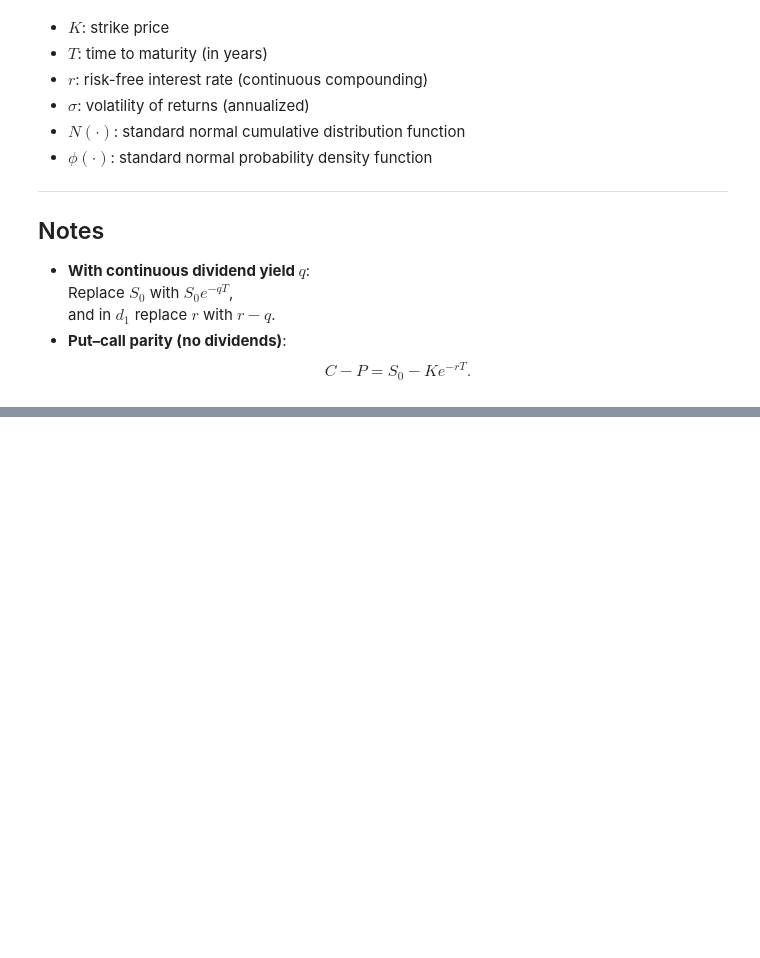
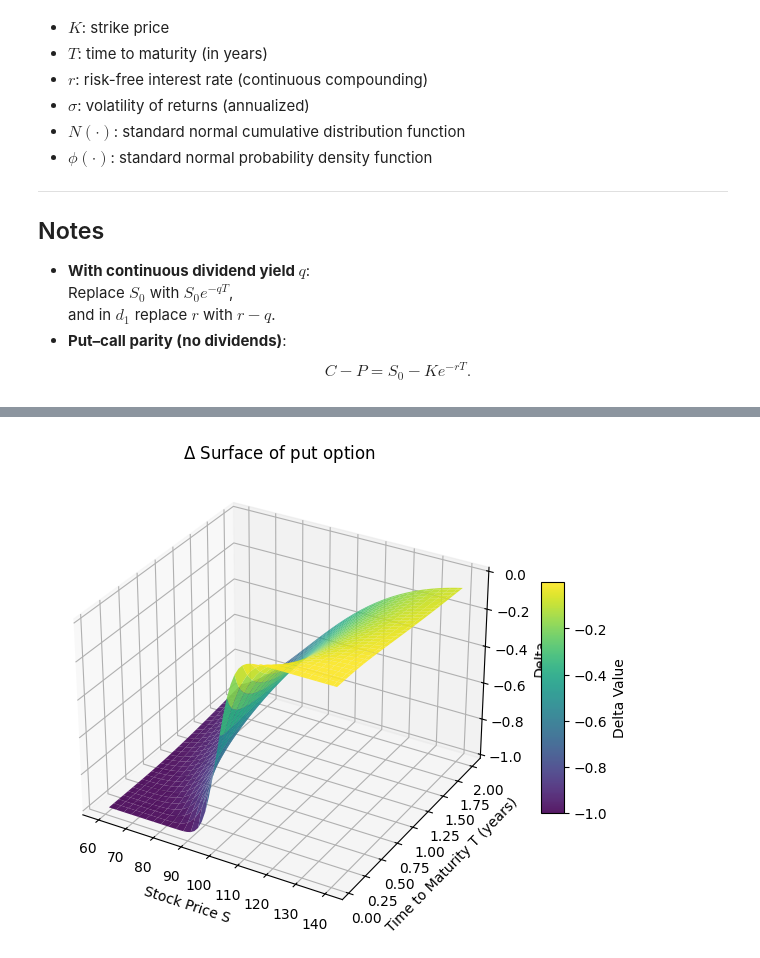
Before and after one commit to conformist89/greeks, a Jupyter notebook: greeks.ipynb, the cells around one changed output, grey strips where cells are left out. Saved outputs shown, nothing was run; the diff lists cells and outputs as text; code cells hidden in the pictures; blank space fills up the shorter version.

```diff
--- a/greeks.ipynb
+++ b/greeks.ipynb
@@ -162,0 +164,9 @@ plt.show()
+# %%
+def greek_delta_put(K, S0, r, sigm, T):
+    return N(d1(K, S0, r, sigm, T)) - 1
+# %%
+delt_put = greek_delta_put(K, S_grid, r, sigm, T_grid)
+# %%
+delta_3d_surf(delt_put, S_grid, T_grid, opt_type="put")
+# %% [output]
+[figure, added]
```
Also changed, not shown: parts of 10 cells of this notebook.
